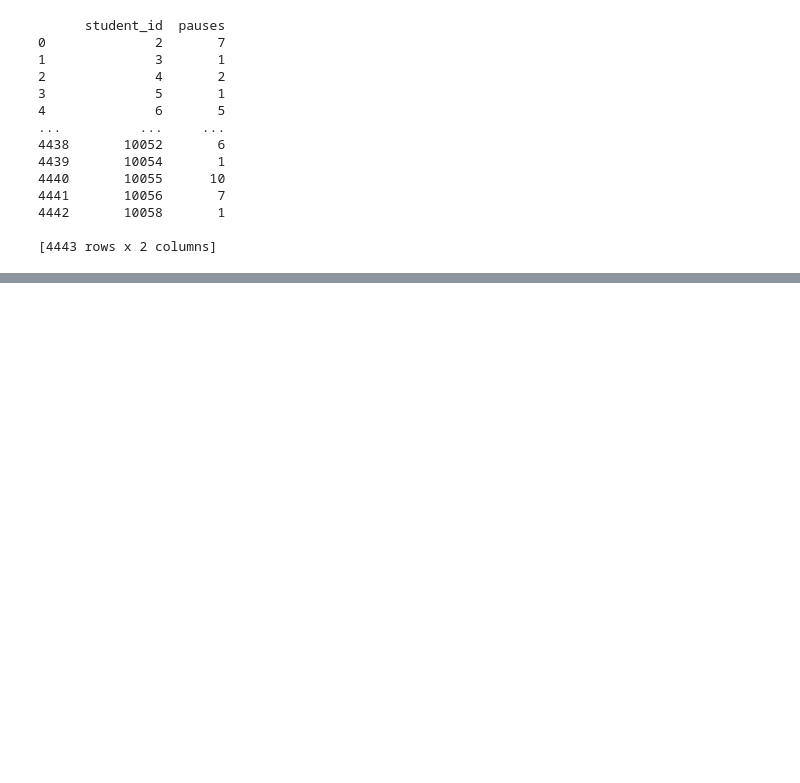
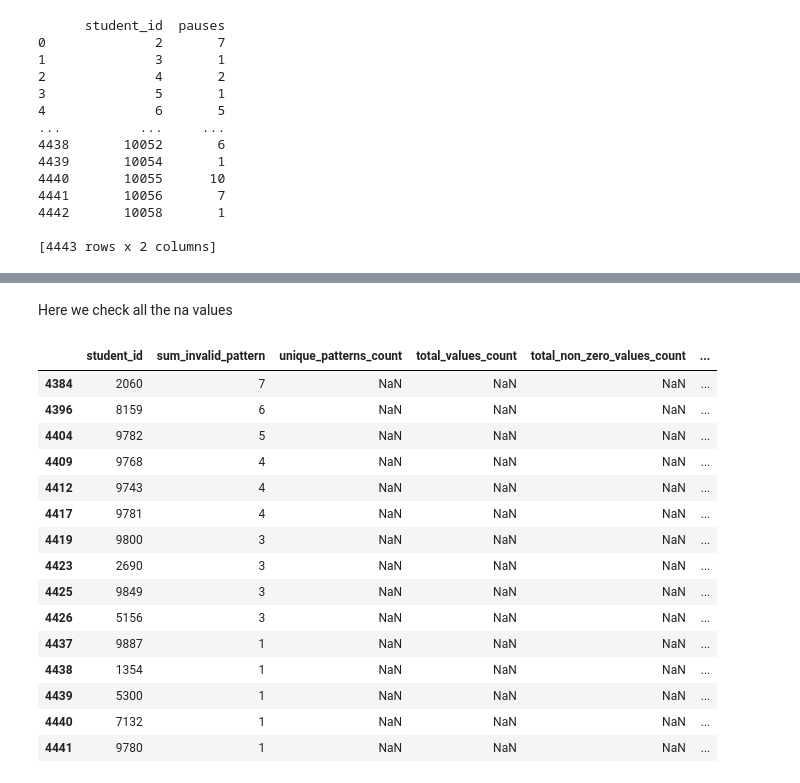
Before and after one commit to RowanBattles/Group4AI, a Jupyter notebook: Workbook.ipynb, the cells around one changed output, grey strips where cells are left out. Saved outputs shown, nothing was run; the diff lists cells and outputs as text; code cells hidden in the pictures; blank space fills up the shorter version.

```diff
--- a/Workbook.ipynb
+++ b/Workbook.ipynb
@@ -466,0 +454,2 @@ print(filtered_df[filtered_df['student_id'] == 69].sort_values(by='timestampload
+# %%
+df = filtered_df
@@ -466,0 +520,24 @@ print(filtered_df[filtered_df['student_id'] == 69].sort_values(by='timestampload
+# %%
+# Filter out rows with 'patternsm' not equal to '0,0,0,0,0,0,0,0'
+non_zero_df = df[df['patternsm'] != '0,0,0,0,0,0,0,0']
+
+# Group by 'student_id' and count the unique patterns
+unique_patterns_per_student = non_zero_df.groupby('student_id')['patternsm'].nunique().reset_index()
+unique_patterns_per_student.columns = ['student_id', 'unique_patterns_count']
+
+# Calculate the total count of values for each student, including zeros
+total_values_per_student = df.groupby('student_id')['patternsm'].count().reset_index()
+total_values_per_student.columns = ['student_id', 'total_values_count']
+
+# Calculate the total count of values for each student, excluding zeros
+total_non_zero_values_per_student = non_zero_df.groupby('student_id')['patternsm'].count().reset_index()
+total_non_zero_values_per_student.columns = ['student_id', 'total_non_zero_values_count']
+
+# Merge the DataFrames to create the new DataFrame
+new_df = pd.merge(unique_patterns_per_student, total_values_per_student, on='student_id')
+new_df = pd.merge(new_df, total_non_zero_values_per_student, on='student_id')
+
+# Calculate the "duplicates" column
+new_df['duplicates'] = new_df['total_non_zero_values_count'] - new_df['unique_patterns_count']
+
+new_df.head()
@@ -466,0 +572,5 @@ print(filtered_df[filtered_df['student_id'] == 69].sort_values(by='timestampload
+# %%
+# combine the DataFrames
+combine = pd.merge(rows, new_df, on='student_id', how='left')
+
+combine.head()
@@ -466,0 +586,2 @@ print(filtered_df[filtered_df['student_id'] == 69].sort_values(by='timestampload
+# %%
+combine = combine.drop('total_patterns', axis=1)
@@ -466,0 +634,22 @@ print(filtered_df[filtered_df['student_id'] == 69].sort_values(by='timestampload
+# %% [markdown]
+Here we check all the na values
+# %%
+#show the rows with total_values_count is nan
+combine[combine['total_values_count'].isna()]
+# %% [output]
+|  | student_id | sum_invalid_pattern | unique_patterns_count | total_values_count | total_non_zero_values_count | ... |
+| 4384 | 2060 | 7 | NaN | NaN | NaN | ... |
+| 4396 | 8159 | 6 | NaN | NaN | NaN | ... |
+| 4404 | 9782 | 5 | NaN | NaN | NaN | ... |
+| 4409 | 9768 | 4 | NaN | NaN | NaN | ... |
+| 4412 | 9743 | 4 | NaN | NaN | NaN | ... |
+| 4417 | 9781 | 4 | NaN | NaN | NaN | ... |
+| 4419 | 9800 | 3 | NaN | NaN | NaN | ... |
+| 4423 | 2690 | 3 | NaN | NaN | NaN | ... |
+| 4425 | 9849 | 3 | NaN | NaN | NaN | ... |
+| 4426 | 5156 | 3 | NaN | NaN | NaN | ... |
+| 4437 | 9887 | 1 | NaN | NaN | NaN | ... |
+| 4438 | 1354 | 1 | NaN | NaN | NaN | ... |
+| 4439 | 5300 | 1 | NaN | NaN | NaN | ... |
+| 4440 | 7132 | 1 | NaN | NaN | NaN | ... |
+| 4441 | 9780 | 1 | NaN | NaN | NaN | ... |
```
Also changed, not shown: parts of 78 cells of this notebook, 15 other files.
